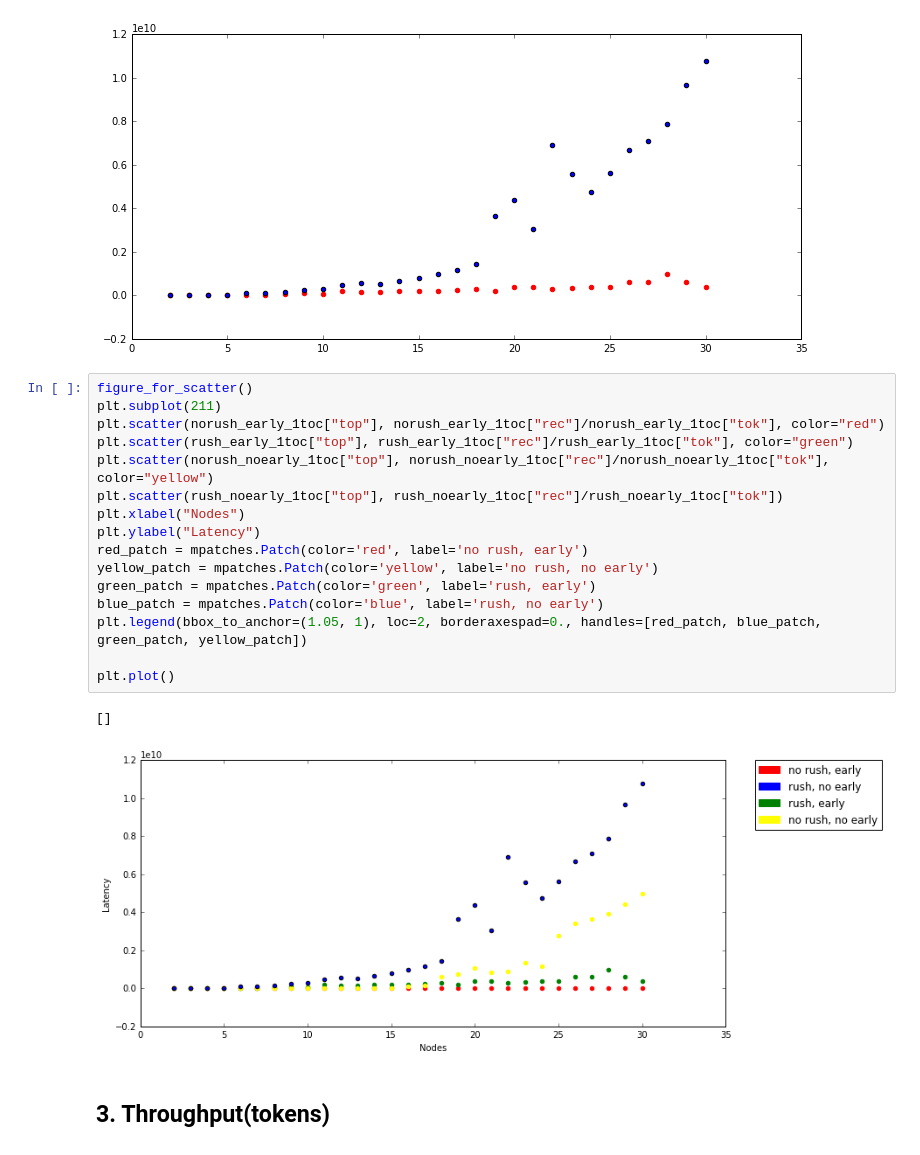
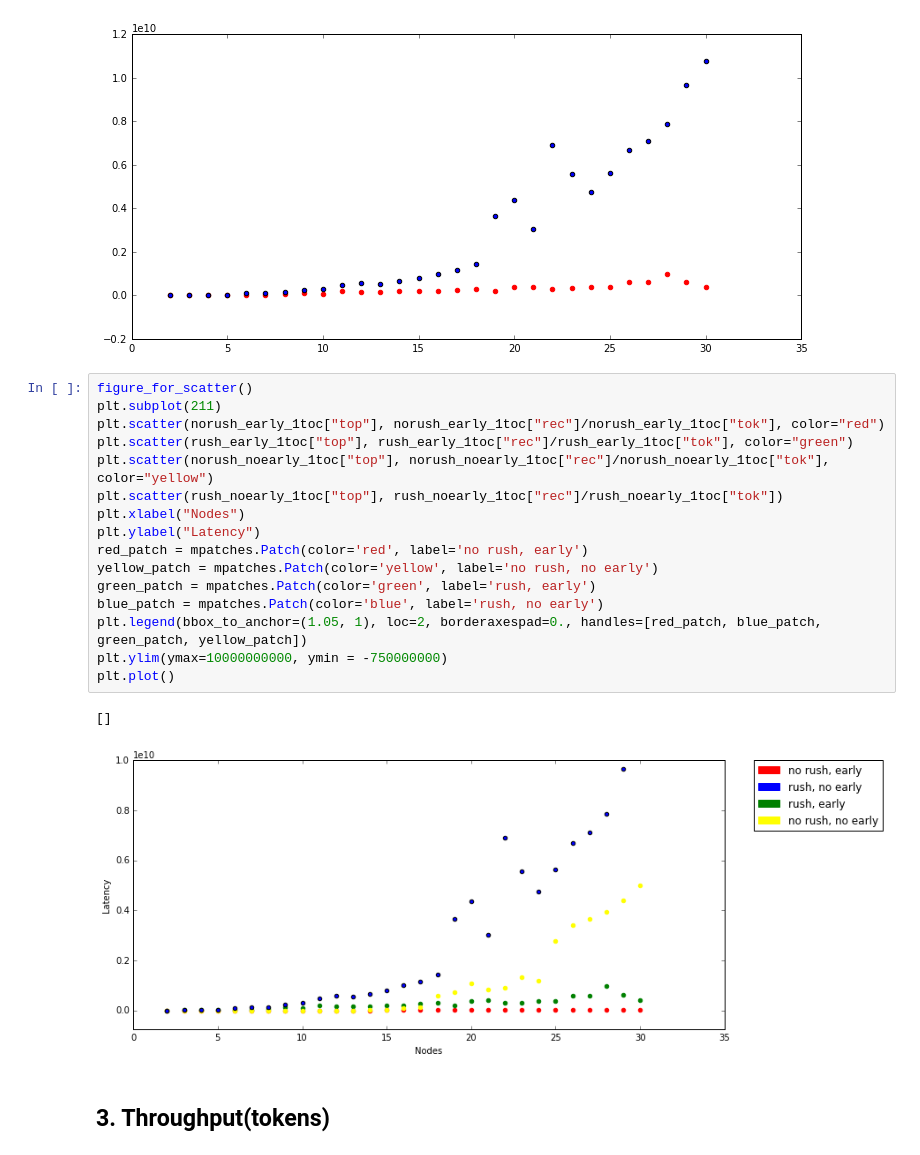
Before and after one commit to mrGlebao/TokenRing, a Jupyter notebook: research/MetaNotebookProcess.ipynb, the cells around one changed output. Cells and saved outputs as stored; diff of their text form.

```diff
--- a/research/MetaNotebookProcess.ipynb
+++ b/research/MetaNotebookProcess.ipynb
@@ -183,22 +183,22 @@ plt.plot()
 # %%
 figure_for_scatter()
 plt.subplot(211)
 plt.scatter(norush_early_1toc["top"], norush_early_1toc["rec"]/norush_early_1toc["tok"], color="red")
 plt.scatter(rush_early_1toc["top"], rush_early_1toc["rec"]/rush_early_1toc["tok"], color="green")
 plt.scatter(norush_noearly_1toc["top"], norush_noearly_1toc["rec"]/norush_noearly_1toc["tok"], color="yellow")
 plt.scatter(rush_noearly_1toc["top"], rush_noearly_1toc["rec"]/rush_noearly_1toc["tok"])
 plt.xlabel("Nodes")
 plt.ylabel("Latency")
 red_patch = mpatches.Patch(color='red', label='no rush, early')
 yellow_patch = mpatches.Patch(color='yellow', label='no rush, no early')
 green_patch = mpatches.Patch(color='green', label='rush, early')
 blue_patch = mpatches.Patch(color='blue', label='rush, no early')
 plt.legend(bbox_to_anchor=(1.05, 1), loc=2, borderaxespad=0., handles=[red_patch, blue_patch, green_patch, yellow_patch])
-
+plt.ylim(ymax=10000000000, ymin = -750000000)
 plt.plot()
 # %% [output]
 []
-[figure, old version]
+[figure, new version]
 # %% [markdown]
 ## 3. Throughput(tokens)
 # %%
```
Also changed, not shown: parts of 2 cells of this notebook.
